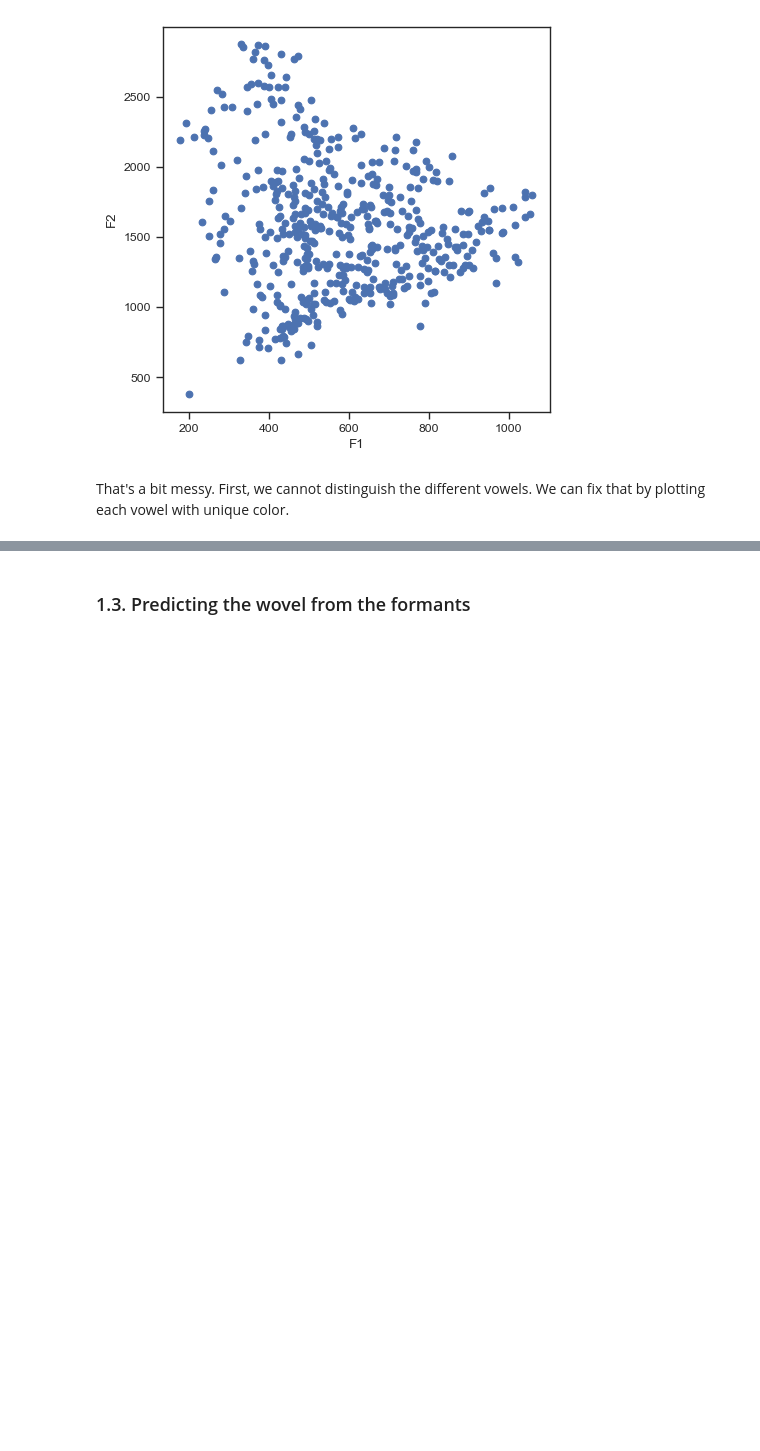
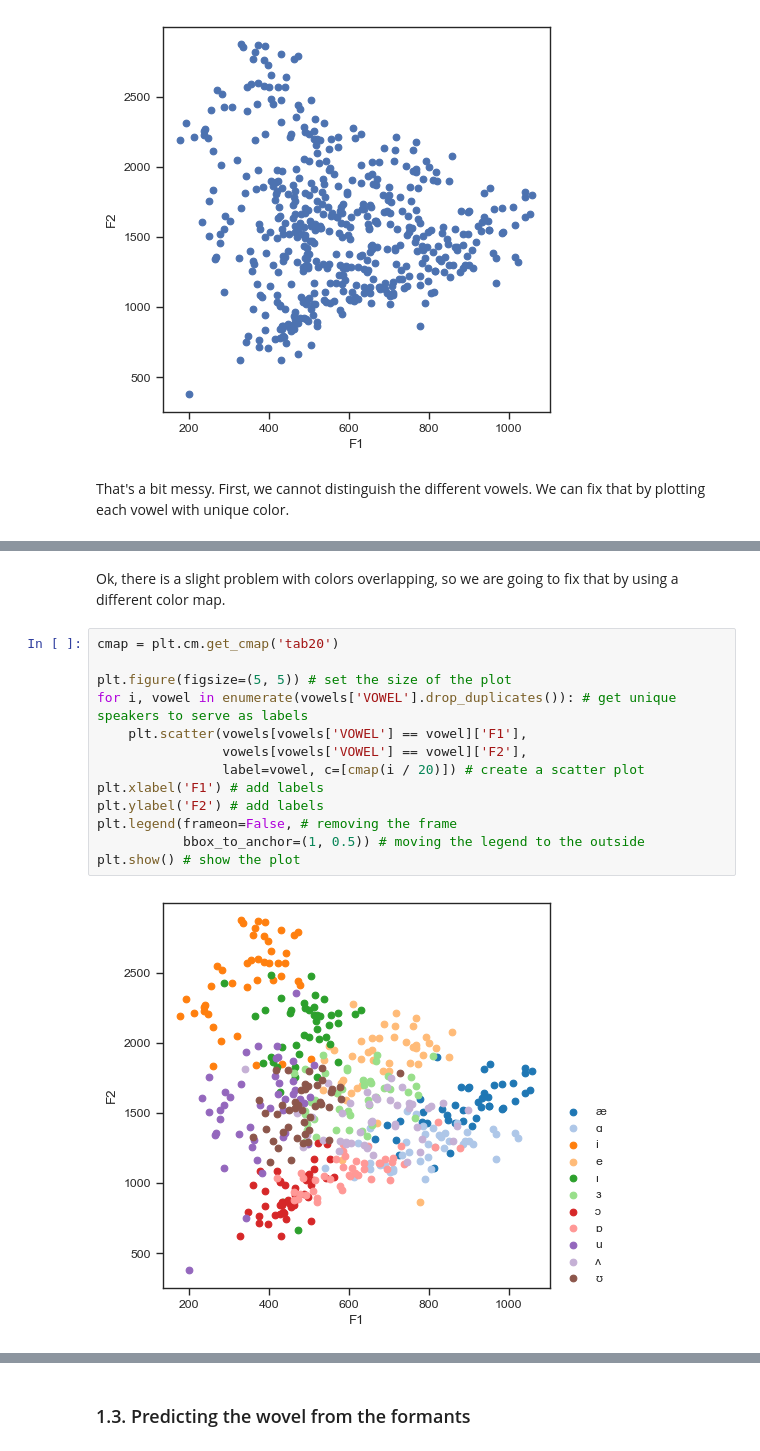
Before and after one commit to TYacinee/materiel_TALL, a Jupyter notebook: S3/TD3-phonetics-and-phonology.ipynb, the cells around one changed output, grey strips where cells are left out. Drawn from its saved outputs; the diff is of its cells as text; blank space fills up the shorter version.

```diff
--- a/S3/TD3-phonetics-and-phonology.ipynb
+++ b/S3/TD3-phonetics-and-phonology.ipynb
@@ -86,6 +86,23 @@ plt.legend(frameon=False, # removing the frame
 plt.show() # show the plot
 # %% [output]
 [figure]
+# %% [markdown]
+Ok, there is a slight problem with colors overlapping, so we are going to fix that by using a different color map.
+# %%
+cmap = plt.cm.get_cmap('tab20')
+
+plt.figure(figsize=(5, 5)) # set the size of the plot
+for i, vowel in enumerate(vowels['VOWEL'].drop_duplicates()): # get unique speakers to serve as labels
+    plt.scatter(vowels[vowels['VOWEL'] == vowel]['F1'],
+                vowels[vowels['VOWEL'] == vowel]['F2'],
+                label=vowel, c=[cmap(i / 20)]) # create a scatter plot
+plt.xlabel('F1') # add labels
+plt.ylabel('F2') # add labels
+plt.legend(frameon=False, # removing the frame
+           bbox_to_anchor=(1, 0.5)) # moving the legend to the outside
+plt.show() # show the plot
+# %% [output]
+[figure, added]
 # %% [markdown]
 What's wrong with the plot, compare it with the vowel chart below. What do you think is the problem?
 
```
Also changed, not shown: parts of 41 cells of this notebook.
